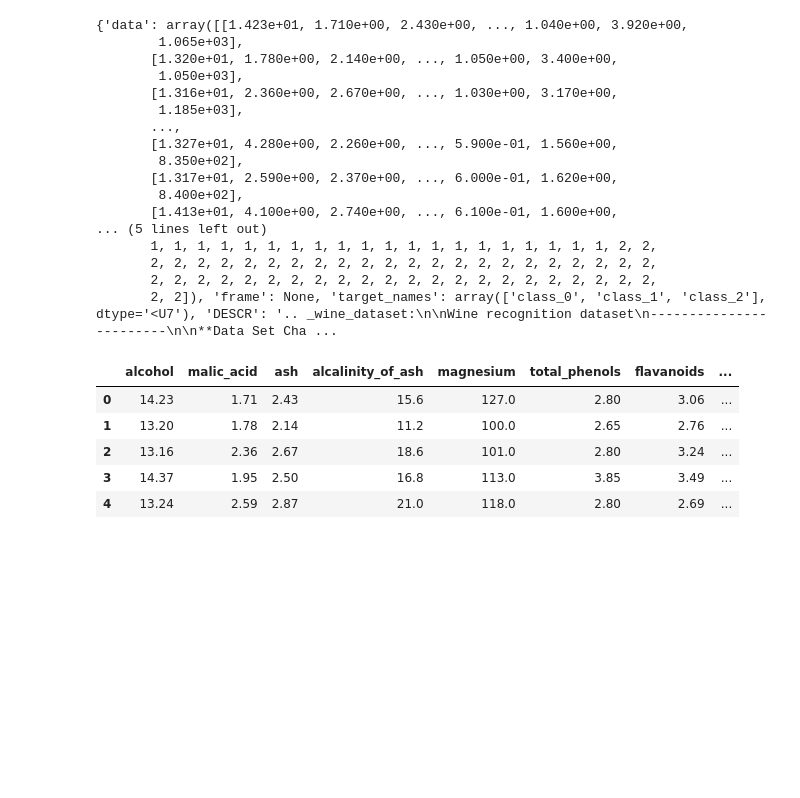
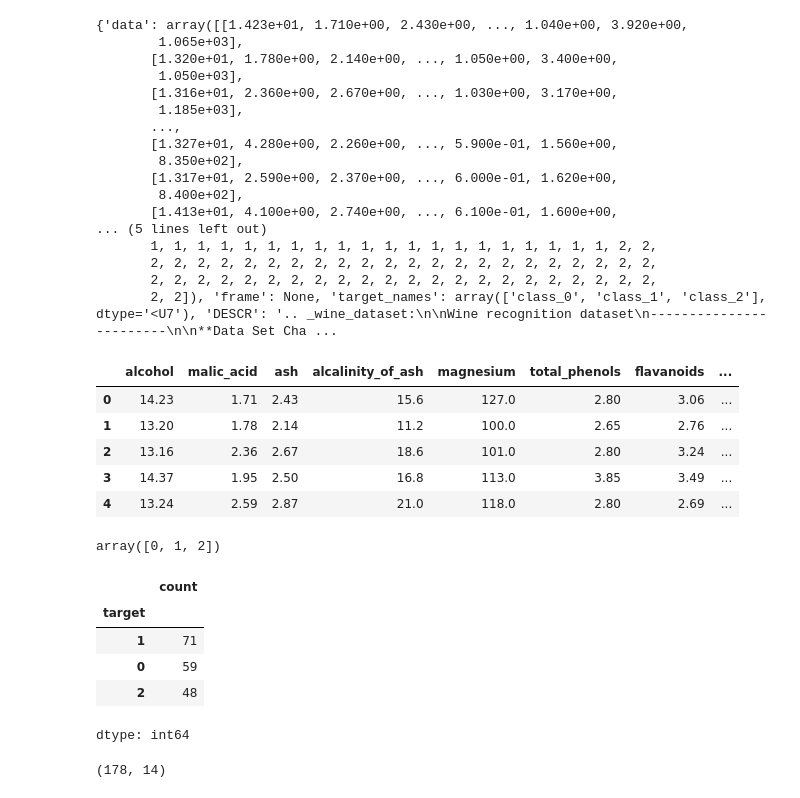
Before and after one commit to cenna-alias/test, a Jupyter notebook: logistic_regression_wine.ipynb, the cells around one changed output. Saved outputs shown, nothing was run; the diff lists cells and outputs as text; code cells hidden in the pictures; blank space fills up the shorter version.

```diff
--- a/logistic_regression_wine.ipynb
+++ b/logistic_regression_wine.ipynb
@@ -54,3 +54,20 @@ df.head()
 | 2 | 13.16 | 2.36 | 2.67 | 18.6 | 101.0 | 2.80 | 3.24 | ... |
 | 3 | 14.37 | 1.95 | 2.50 | 16.8 | 113.0 | 3.85 | 3.49 | ... |
 | 4 | 13.24 | 2.59 | 2.87 | 21.0 | 118.0 | 2.80 | 2.69 | ... |
+# %%
+df['target'].unique()
+# %% [output]
+array([0, 1, 2])
+# %%
+df['target'].value_counts()
+# %% [output]
+|  | count |
+| target |  |
+| 1 | 71 |
+| 0 | 59 |
+| 2 | 48 |
+dtype: int64
+# %%
+df.shape
+# %% [output]
+(178, 14)
```
Also changed, not shown: parts of 2 cells of this notebook.
